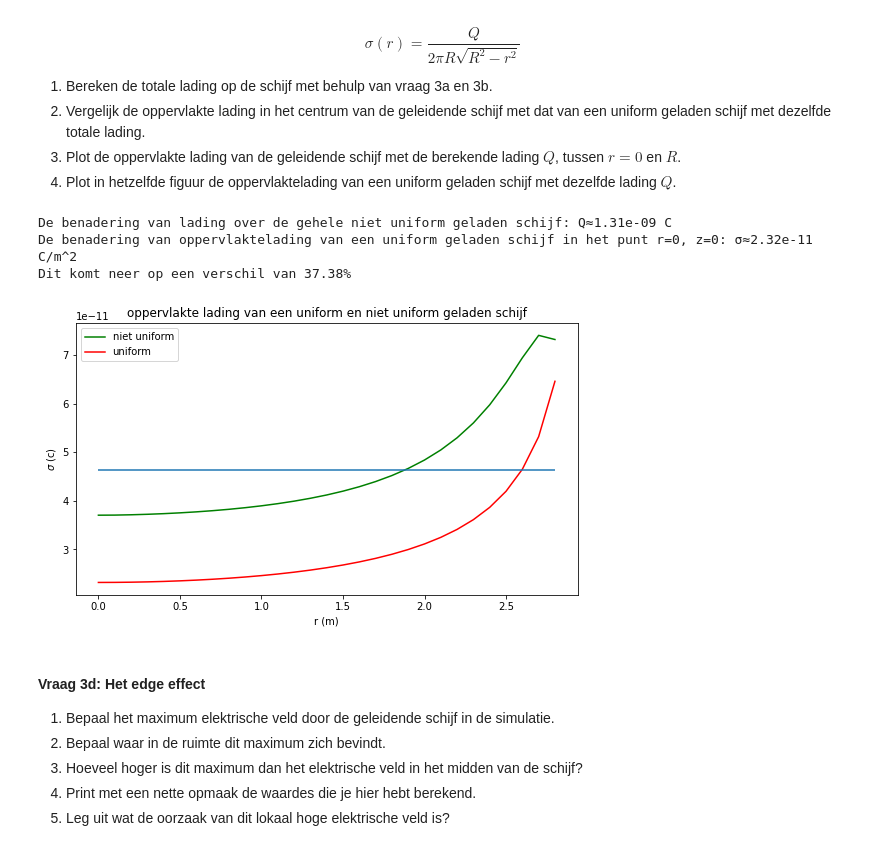
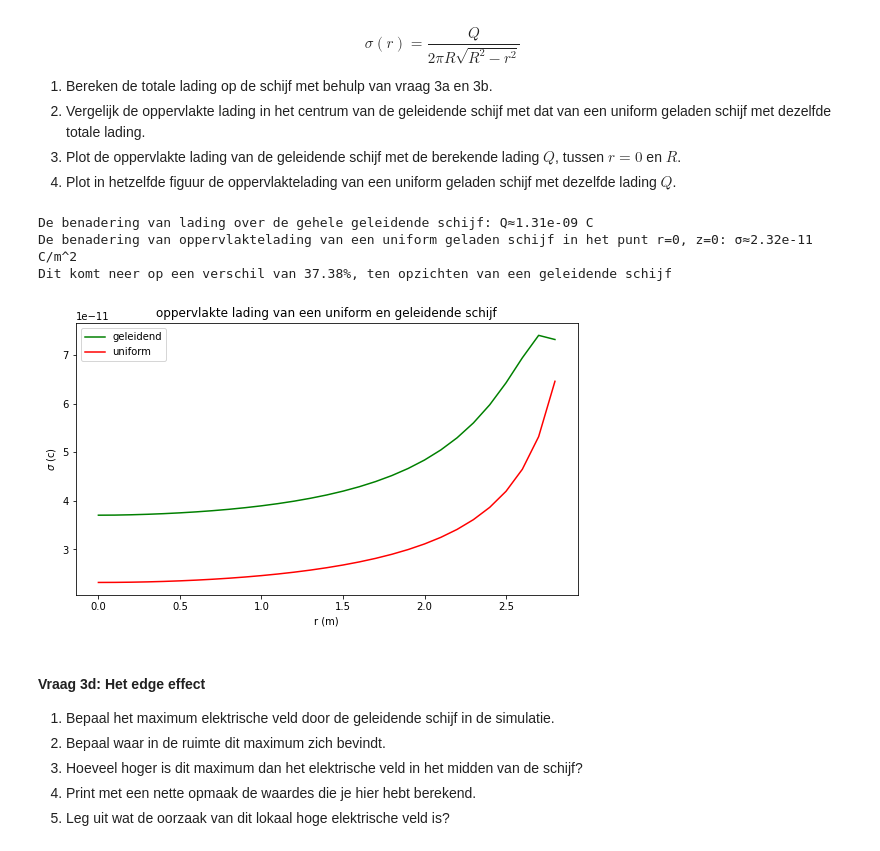
Before and after one commit to oprelo/opdrachten-DEF-D, a Jupyter notebook: DigitaleOntwerpopdrachten/1CondensatorOpdracht/CondensatorOntwerpopdracht.ipynb, the cells around one changed output. Cells and saved outputs as stored; diff of their text form; code cells hidden in the pictures.

```diff
--- a/DigitaleOntwerpopdrachten/1CondensatorOpdracht/CondensatorOntwerpopdracht.ipynb
+++ b/DigitaleOntwerpopdrachten/1CondensatorOpdracht/CondensatorOntwerpopdracht.ipynb
@@ -339,41 +339,40 @@ $$\sigma(r) = \frac{Q}{2 \pi R \sqrt{R^2 - r^2}}$$
 Ez_lim_zto0_avg = np.mean(Ez[51,0:29]) #gemmidelde van Ez over de gehele schijf zo dicht mogenlijk bij de schijf nemen, maar niet op de schijf
 sigma_avg = epsilon0*Ez_lim_zto0_avg #sigma berekenen met de vergelijking uit vraag 3b
 Q = sigma_avg*np.pi*disk_radius**2 #Q=sigma*A
 
-print(f'De benadering van lading over de gehele niet uniform geladen schijf: Q≈{Q:.2e} C')
+print(f'De benadering van lading over de gehele geleidende schijf: Q≈{Q:.2e} C')
 
 r_calc = 0
 sigma_uniform = Q/(2*np.pi*disk_radius*np.sqrt(disk_radius**2-r_calc**2)) #sigma berekenen met de bovenstaande vergelijking en r=0
 print(f'De benadering van oppervlaktelading van een uniform geladen schijf in het punt r=0, z=0: σ≈{sigma_uniform:.2e} C/m^2')
 sigma_div = (sigma-sigma_uniform)/sigma #relatief verschil tussen de sigma's berekenen
-print(f'Dit komt neer op een verschil van {sigma_div*100:.2f}%')
+print(f'Dit komt neer op een verschil van {sigma_div*100:.2f}%, ten opzichten van een geleidende schijf')
 
 Ez_lim_zto0_array = Ez[51,0:29] #array van Ez over de gehele schijf zo dicht mogelijk bij de schijf nemen, maar niet op de schijf
 sigma_array = epsilon0*Ez_lim_zto0_array #sigma berekenen met de vergelijking uit vraag 3b
 
 r_array = r[0:29] #alle r waardes over de schijf
 
 #functie van de bovenstaande vergelijking, met een variabele r
 def uniform_disk_sigma(r):
     return Q/(2*np.pi*disk_radius*np.sqrt(disk_radius**2-r**2))
 
 sigma_uniform_array = uniform_disk_sigma(r_array) #bovenstaande vergelijking uitvoeren over de schijf
 
 #de berekende sigma's plotten tegen r
 plt.figure(figsize=(9,5))
-plt.title('oppervlakte lading van een uniform en niet uniform geladen schijf')
-plt.plot(r_array,sigma_array,'g',label='niet uniform')
+plt.title('oppervlakte lading van een uniform en geleidende schijf')
+plt.plot(r_array,sigma_array,'g',label='geleidend')
 plt.plot(r_array,sigma_uniform_array,'r',label='uniform')
-plt.hlines(sigma_avg,0,2.8)
 plt.xlabel('r (m)')
 plt.ylabel(r'$\sigma$ (c)')
 plt.legend()
 plt.show()
 # %% [output]
-De benadering van lading over de gehele niet uniform geladen schijf: Q≈1.31e-09 C
+De benadering van lading over de gehele geleidende schijf: Q≈1.31e-09 C
 De benadering van oppervlaktelading van een uniform geladen schijf in het punt r=0, z=0: σ≈2.32e-11 C/m^2
-Dit komt neer op een verschil van 37.38%
+Dit komt neer op een verschil van 37.38%, ten opzichten van een geleidende schijf
-[figure, old version]
+[figure, new version]
 # %% [markdown]
 #### Vraag 3d: Het edge effect
 
```
Also changed, not shown: parts of 1 cell of this notebook.
